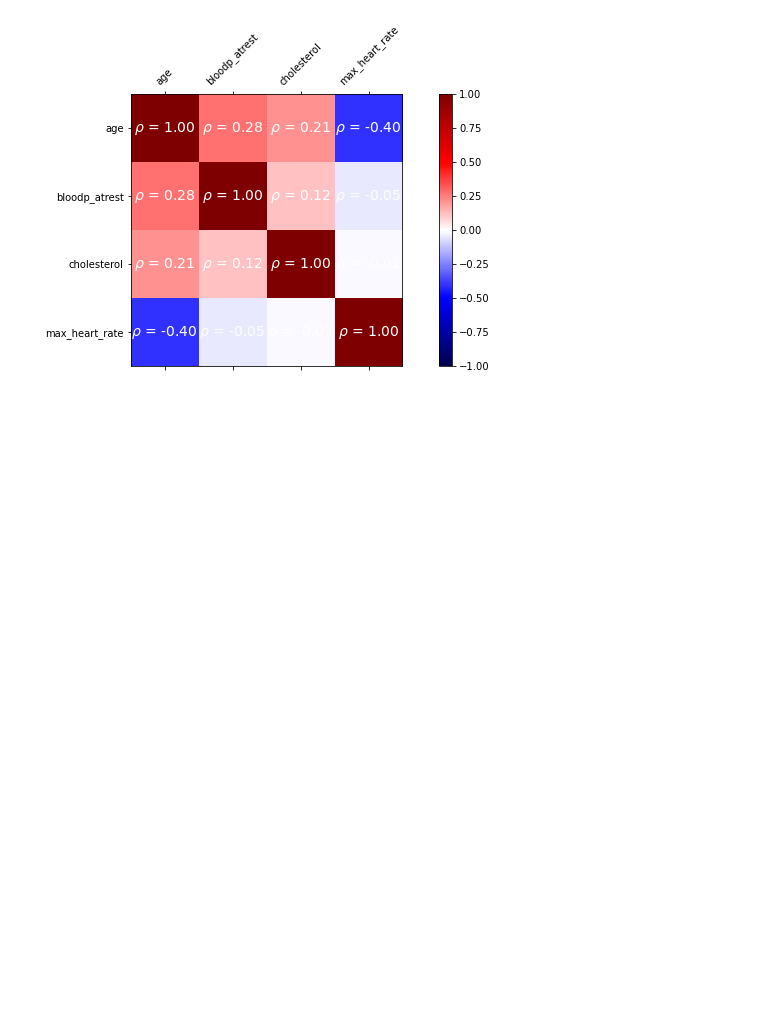
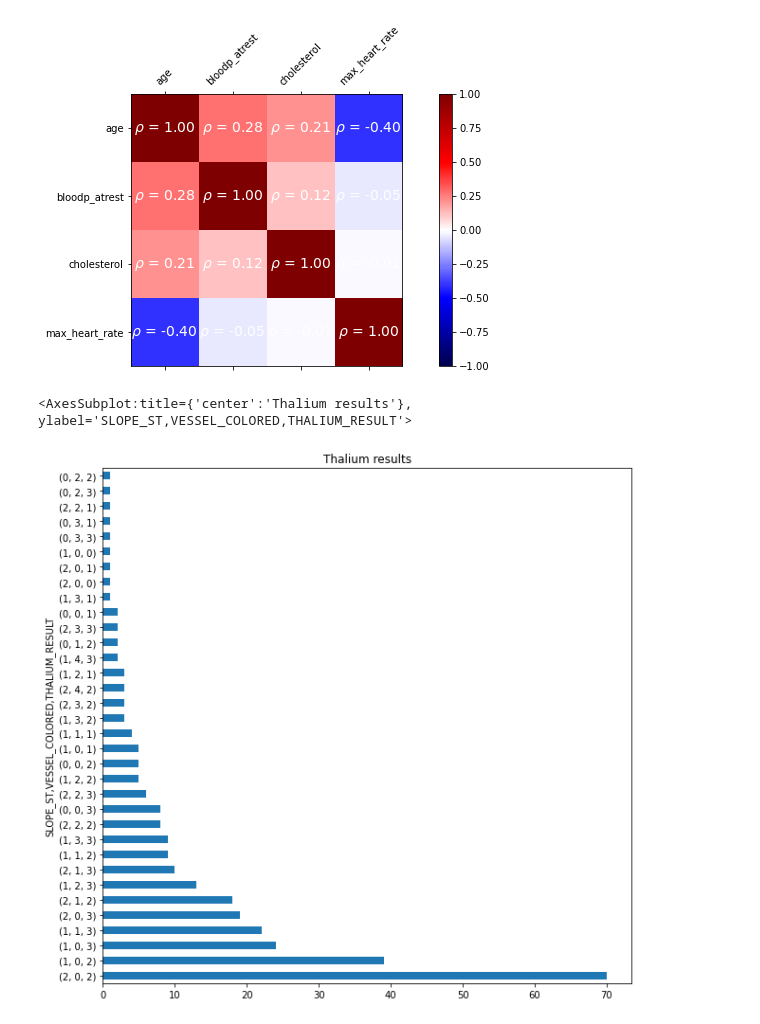
Before and after one commit to yassinzeraoulia97/esercizi, a Jupyter notebook: esercizi.ipynb, the cells around one changed output. Drawn from its saved outputs; the diff is of its cells as text; code cells hidden in the pictures; blank space fills up the shorter version.

```diff
--- a/esercizi.ipynb
+++ b/esercizi.ipynb
@@ -355,3 +355,13 @@ for (i, j), coef in np.ndenumerate(df_corr):
  )
 # %% [output]
 [figure]
+# %%
+df5=df.iloc[:,10:13].value_counts()
+df5.plot(
+    kind='barh',
+    figsize=(10,10),
+    title=('Thalium results'),
+)
+# %% [output]
+<AxesSubplot:title={'center':'Thalium results'}, ylabel='SLOPE_ST,VESSEL_COLORED,THALIUM_RESULT'>
+[figure, added]
```
